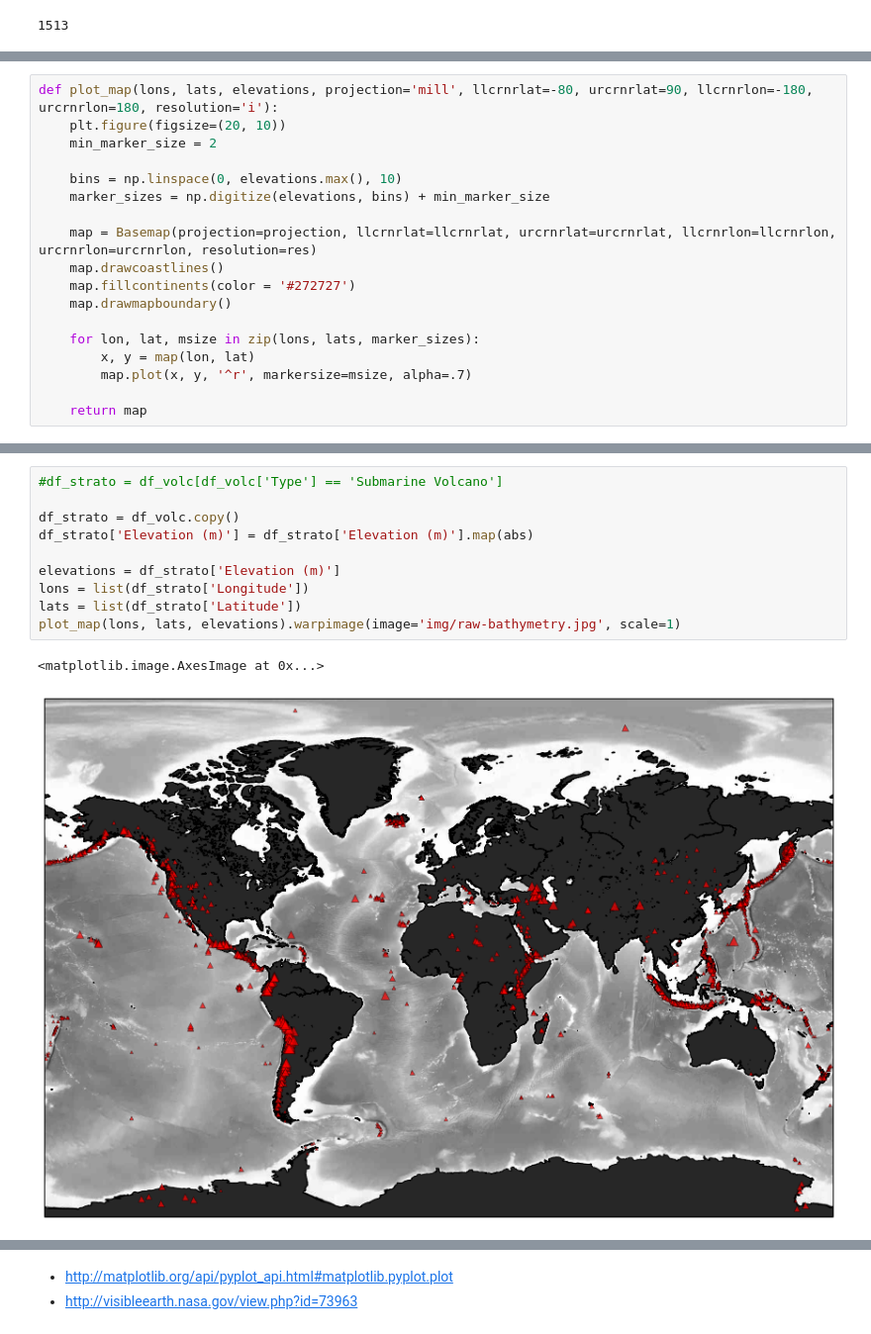
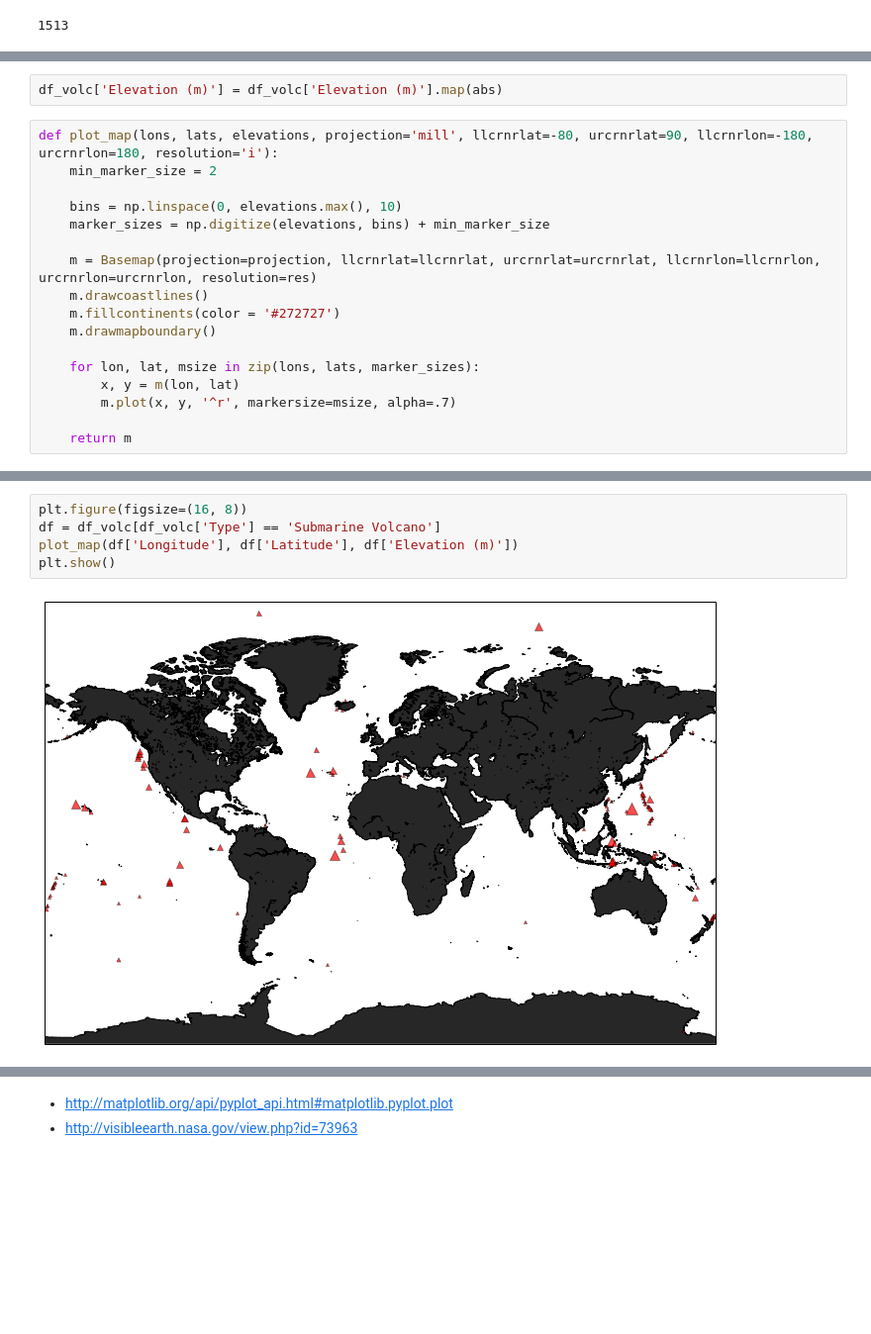
Before and after one commit to yaph/ipython-notebooks, a Jupyter notebook: Mapping Volcanoes.ipynb, the cells around one changed output, grey strips where cells are left out. Shown at 99% size. Saved outputs shown, nothing was run; the diff lists cells and outputs as text; blank space fills up the shorter version.

Commit message:
mapping volcanoes WIP

```diff
--- a/Mapping Volcanoes.ipynb
+++ b/Mapping Volcanoes.ipynb
@@ -126,18 +128,19 @@ intermediate resolution
+# %%
+df_volc['Elevation (m)'] = df_volc['Elevation (m)'].map(abs)
 # %%
 def plot_map(lons, lats, elevations, projection='mill', llcrnrlat=-80, urcrnrlat=90, llcrnrlon=-180, urcrnrlon=180, resolution='i'):
-    plt.figure(figsize=(20, 10))
     min_marker_size = 2
 
     bins = np.linspace(0, elevations.max(), 10)
     marker_sizes = np.digitize(elevations, bins) + min_marker_size
 
-    map = Basemap(projection=projection, llcrnrlat=llcrnrlat, urcrnrlat=urcrnrlat, llcrnrlon=llcrnrlon, urcrnrlon=urcrnrlon, resolution=res)
-    map.drawcoastlines()
-    map.fillcontinents(color = '#272727')
-    map.drawmapboundary()
+    m = Basemap(projection=projection, llcrnrlat=llcrnrlat, urcrnrlat=urcrnrlat, llcrnrlon=llcrnrlon, urcrnrlon=urcrnrlon, resolution=res)
+    m.drawcoastlines()
+    m.fillcontinents(color = '#272727')
+    m.drawmapboundary()
 
     for lon, lat, msize in zip(lons, lats, marker_sizes):
-        x, y = map(lon, lat)
-        map.plot(x, y, '^r', markersize=msize, alpha=.7)
+        x, y = m(lon, lat)
+        m.plot(x, y, '^r', markersize=msize, alpha=.7)
 
-    return map
+    return m
@@ -157,13 +147,7 @@ plt.show()
-# %%
-#df_strato = df_volc[df_volc['Type'] == 'Submarine Volcano']
-
-df_strato = df_volc.copy()
-df_strato['Elevation (m)'] = df_strato['Elevation (m)'].map(abs)
-
-elevations = df_strato['Elevation (m)']
-lons = list(df_strato['Longitude'])
-lats = list(df_strato['Latitude'])
-plot_map(lons, lats, elevations).warpimage(image='img/raw-bathymetry.jpg', scale=1)
-# %% [output]
-<matplotlib.image.AxesImage at 0x...>
-[figure, removed]
+# %%
+plt.figure(figsize=(16, 8))
+df = df_volc[df_volc['Type'] == 'Submarine Volcano']
+plot_map(df['Longitude'], df['Latitude'], df['Elevation (m)'])
+plt.show()
+# %% [output]
+[figure, added]
```
Also changed, not shown: parts of 9 cells of this notebook.
